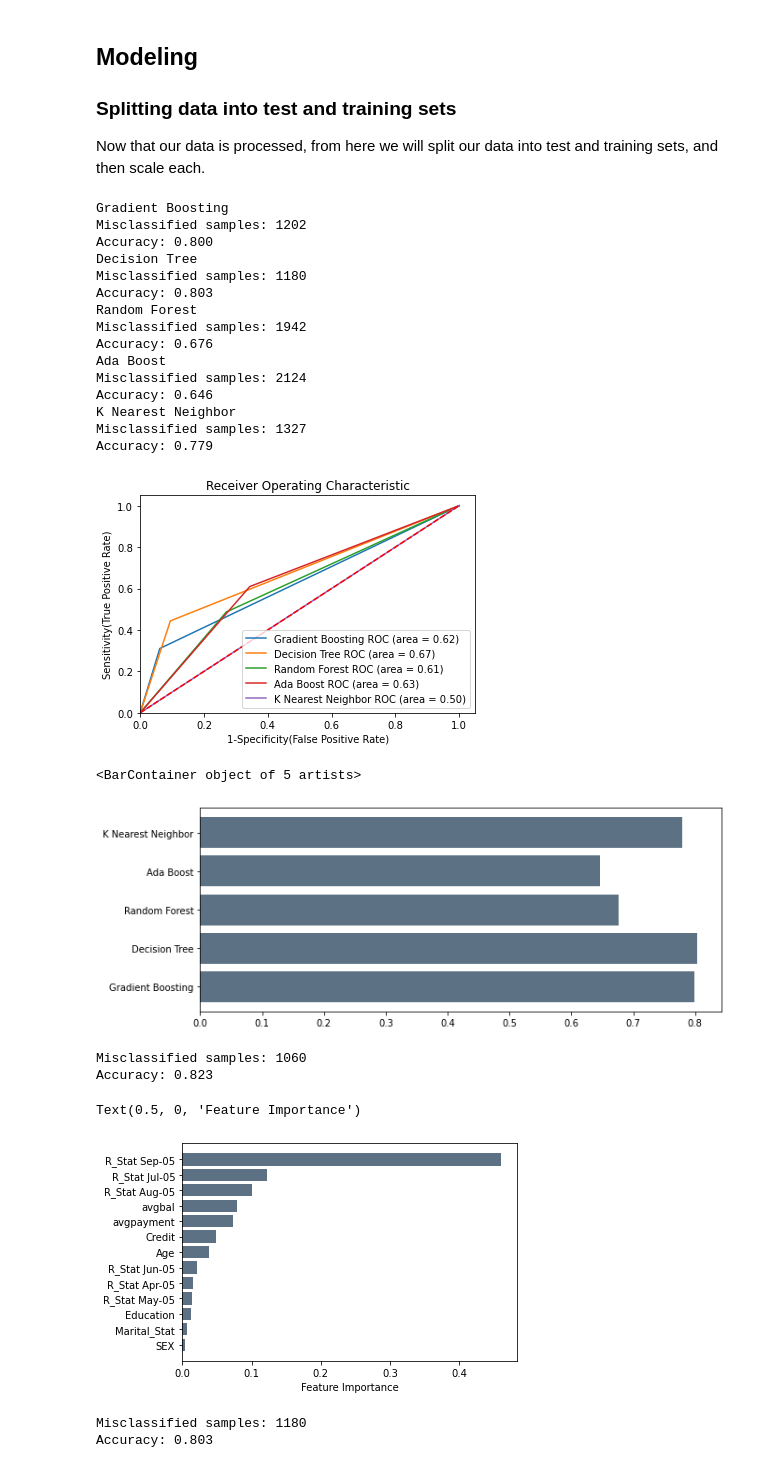
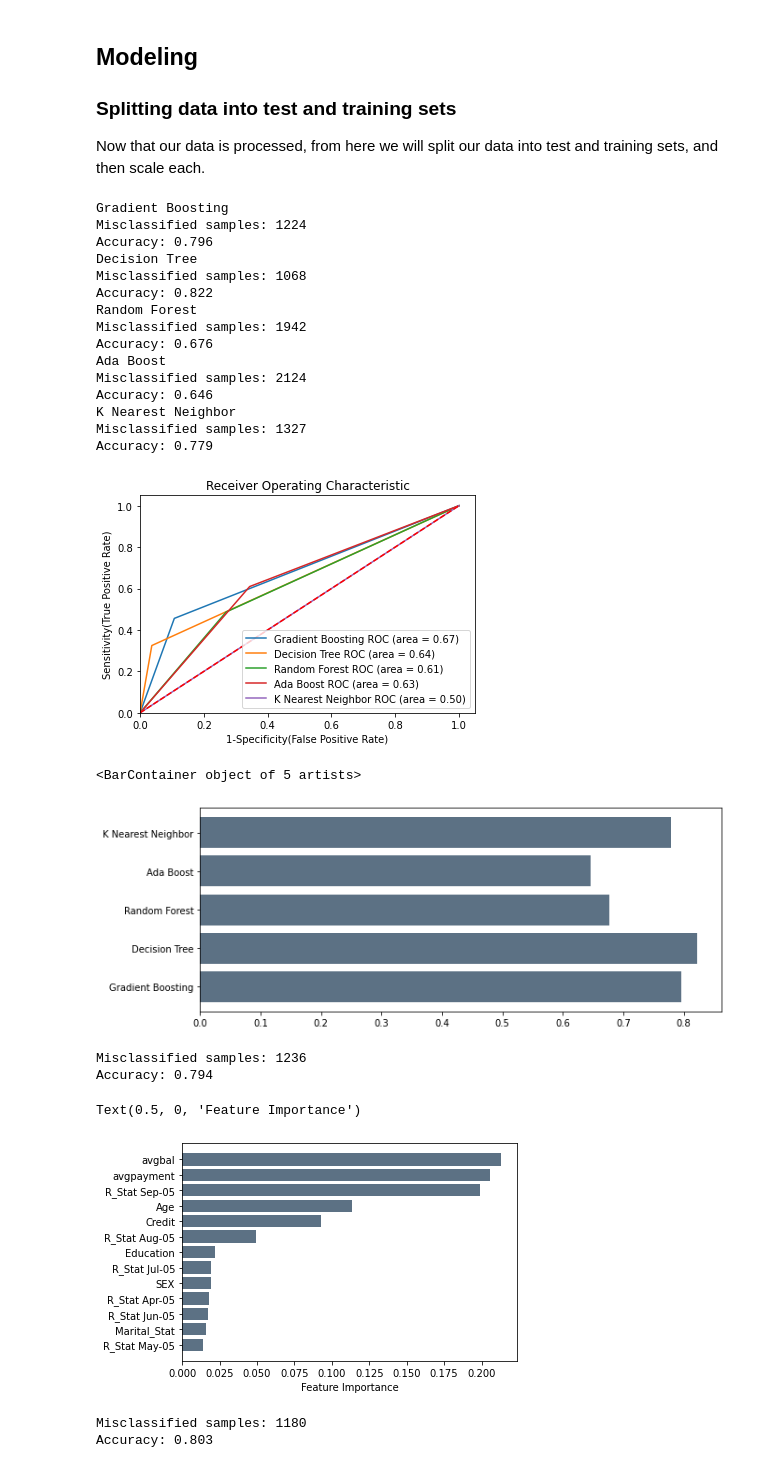
Before and after one commit to halle15/DATA-400_Final_Project, a Jupyter notebook: Final_Project_txt.ipynb, the cells around one changed output. Drawn from its saved outputs; the diff is of its cells as text; code cells hidden in the pictures.

```diff
--- a/Final_Project_txt.ipynb
+++ b/Final_Project_txt.ipynb
@@ -425,8 +427,11 @@ X_test_std = sc.transform(X_test)
 classifiers = []
 # %%
 models = {
-    GradientBoostingClassifier(learning_rate=0.25, max_depth=6, max_features=9, min_samples_leaf=20, n_estimators=20, random_state=123): "Gradient Boosting",
-    DecisionTreeClassifier(min_samples_split=0.2, max_features=7, random_state=123): "Decision Tree",
+    GradientBoostingClassifier(learning_rate=0.15, max_depth=6,
+                                 max_features=9, min_samples_leaf=20,
+                                 n_estimators=20, random_state=123).fit(X_train_std, y_train): "Gradient Boosting",
+
+    DecisionTreeClassifier(min_samples_split=0.2, max_features=13, random_state=123): "Decision Tree",
     RandomForestClassifier(random_state=123): "Random Forest",
     AdaBoostClassifier(random_state=123): "Ada Boost",
     KNeighborsClassifier(n_neighbors = 5): "K Nearest Neighbor"
@@ -462,11 +467,11 @@ plt.legend(loc="lower right")
 plt.show()
 # %% [output]
 Gradient Boosting
-Misclassified samples: 1202
-Accuracy: 0.800
+Misclassified samples: 1224
+Accuracy: 0.796
 Decision Tree
-Misclassified samples: 1180
-Accuracy: 0.803
+Misclassified samples: 1068
+Accuracy: 0.822
 Random Forest
 Misclassified samples: 1942
 Accuracy: 0.676
@@ -476,37 +481,37 @@ Accuracy: 0.646
 K Nearest Neighbor
 Misclassified samples: 1327
 Accuracy: 0.779
-[figure, old version]
+[figure, new version]
 # %%
 plt.figure(figsize=(10,4))
 plt.barh(names, accuracies, color=(0.2, 0.3, 0.4, 0.8))
 # %% [output]
 <BarContainer object of 5 artists>
-[figure, old version]
+[figure, new version]
 # %%
 # Gradient Boosting Classifier
-clf = GradientBoostingClassifier(learning_rate=0.25, max_depth=6,
-                                 max_features=9, min_samples_leaf=20,
-                                 n_estimators=20, random_state=123).fit(X_train_std, y_train)
+clf = GradientBoostingClassifier(learning_rate=0.35, max_depth=20,
+                                 max_features=13, min_samples_leaf=20,
+                                 n_estimators=100, random_state=123).fit(X_train_std, y_train)
 
 # Determining Misclassified Samples and Model Accuracy
 y_pred = clf.predict(X_test_std)
 print('Misclassified samples: %d' % (y_test != y_pred).sum())
 print('Accuracy: %.3f' % accuracy_score(y_test, y_pred))
 
 # AUC metric to test model
 false_positive_rate, true_positive_rate, thresholds = roc_curve(y_test, y_pred)
 roc_auc = auc(false_positive_rate, true_positive_rate)
 roc_auc
 
 sort = clf.feature_importances_.argsort()
 plt.barh(df.columns[sort], clf.feature_importances_[sort], color=(0.2, 0.3, 0.4, 0.8))
 plt.xlabel("Feature Importance")
 # %% [output]
-Misclassified samples: 1060
-Accuracy: 0.823
+Misclassified samples: 1236
+Accuracy: 0.794
 Text(0.5, 0, 'Feature Importance')
-[figure, old version]
+[figure, new version]
 # %%
 # Decision Tree Classifier
 tree = DecisionTreeClassifier(min_samples_split=0.2, max_features=7, random_state=123).fit(X_train_std, y_train)
```
Also changed, not shown: parts of 4 cells of this notebook.
